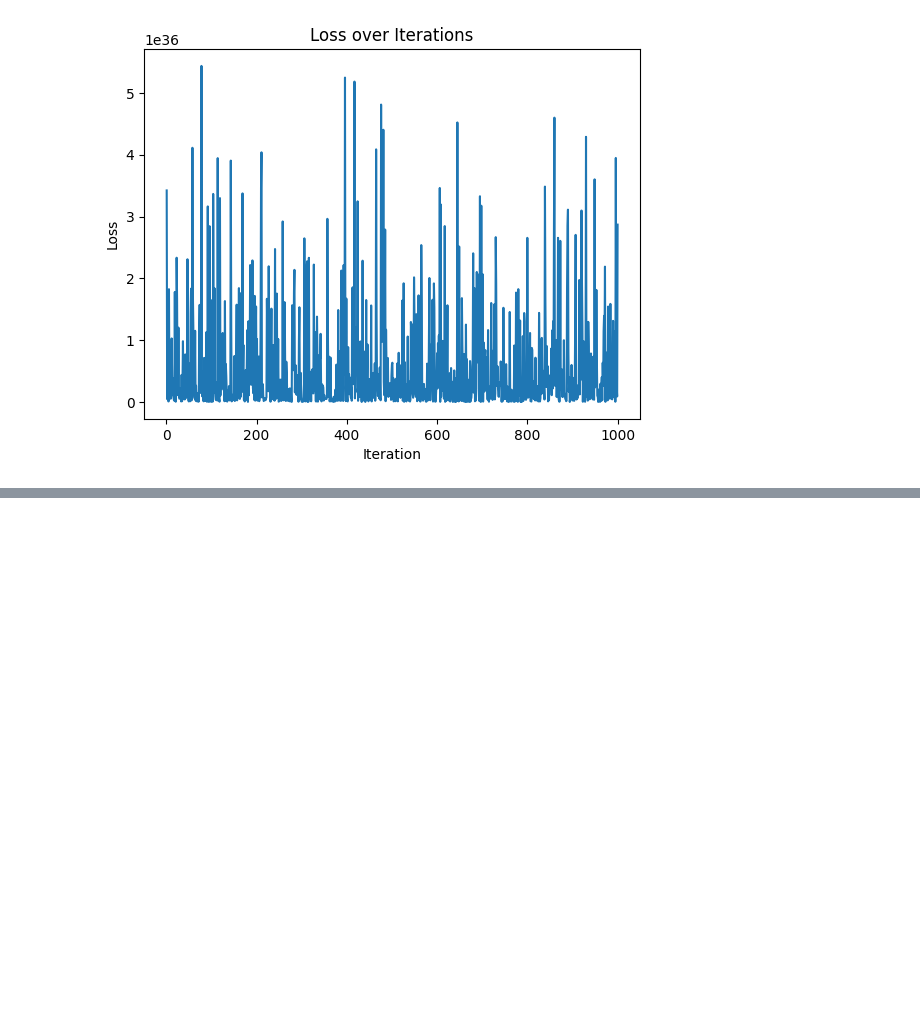
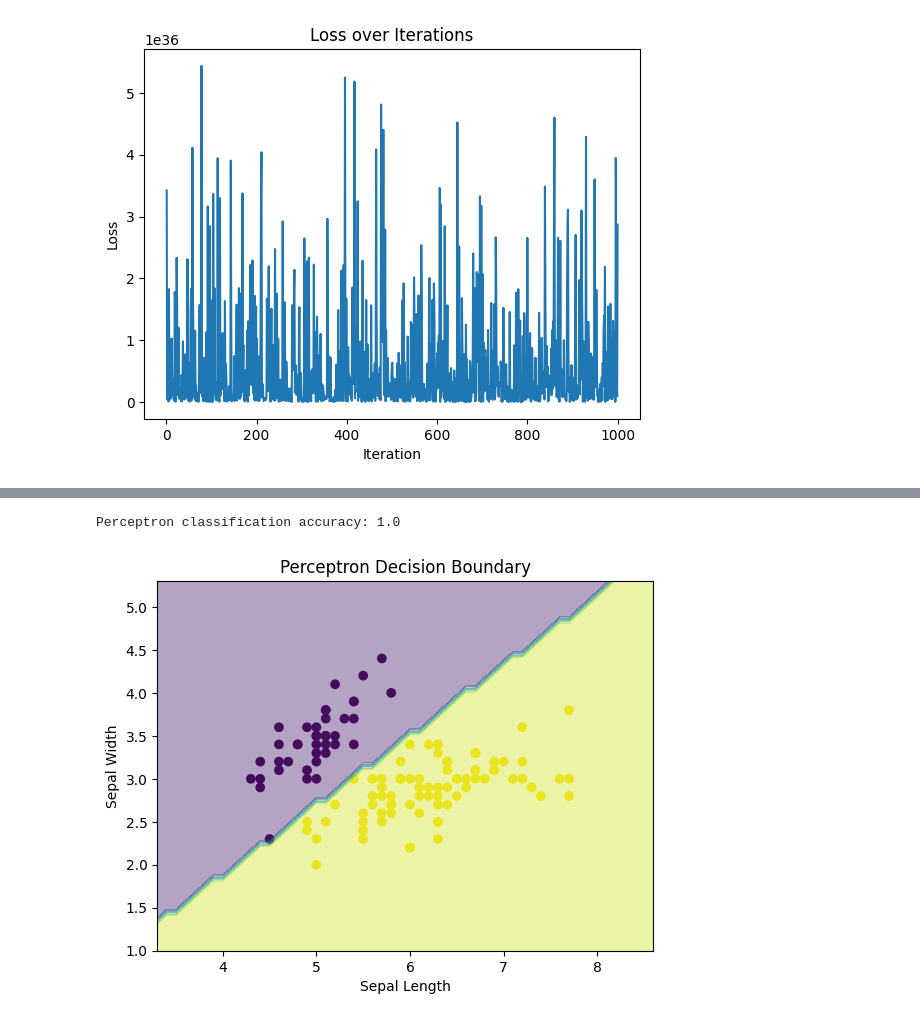
Before and after one commit to Javilejoo/Lab-3-IA, a Jupyter notebook: LAB3.ipynb, the cells around one changed output, grey strips where cells are left out. Cells and saved outputs as stored; diff of their text form; code cells hidden in the pictures; blank space fills up the shorter version.

```diff
--- a/LAB3.ipynb
+++ b/LAB3.ipynb
@@ -274,0 +337,46 @@ plt.show()
+# %%
+#cargar data
+iris = load_iris()
+# %%
+# Usar solo dos features: sepal length y sepal width
+X = iris.data[:, :2]  # Solo tomamos las dos primeras columnas
+y = (iris.target != 0).astype(int)  # Convertir a clasificación binaria
+# %%
+# Dividir los datos en conjunto de entrenamiento y prueba
+X_train, X_test, y_train, y_test = train_test_split(X, y, test_size=0.2, random_state=42)
+# %%
+# Entrenar el perceptrón
+p = Perceptron(learning_rate=0.01, n_iters=1000)
+p.fit(X_train, y_train)
+predictions = p.predict(X_test)
+# %%
+# Calcular la precisión de la clasificación
+accuracy = accuracy_score(y_test, predictions)
+print("Perceptron classification accuracy:", accuracy)
+# %% [output]
+Perceptron classification accuracy: 1.0
+# %%
+# Visualizar la frontera de decisión aprendida por el perceptrón
+fig = plt.figure()
+ax = fig.add_subplot(1, 1, 1)
+
+# Scatter plot de los datos de entrenamiento
+plt.scatter(X_train[:, 0], X_train[:, 1], marker="o", c=y_train)
+
+# Calcular los puntos para la línea de decisión
+x0_min, x0_max = X_train[:, 0].min() - 1, X_train[:, 0].max() + 1
+x1_min, x1_max = X_train[:, 1].min() - 1, X_train[:, 1].max() + 1
+xx, yy = np.meshgrid(np.arange(x0_min, x0_max, 0.1),
+                     np.arange(x1_min, x1_max, 0.1))
+Z = p.predict(np.c_[xx.ravel(), yy.ravel()])
+Z = Z.reshape(xx.shape)
+
+# Plot de la línea de decisión
+plt.contourf(xx, yy, Z, alpha=0.4)
+plt.xlabel('Sepal Length')
+plt.ylabel('Sepal Width')
+plt.title('Perceptron Decision Boundary')
+
+plt.show()
+# %% [output]
+[figure, added]
```
Also changed, not shown: parts of 6 cells of this notebook.
